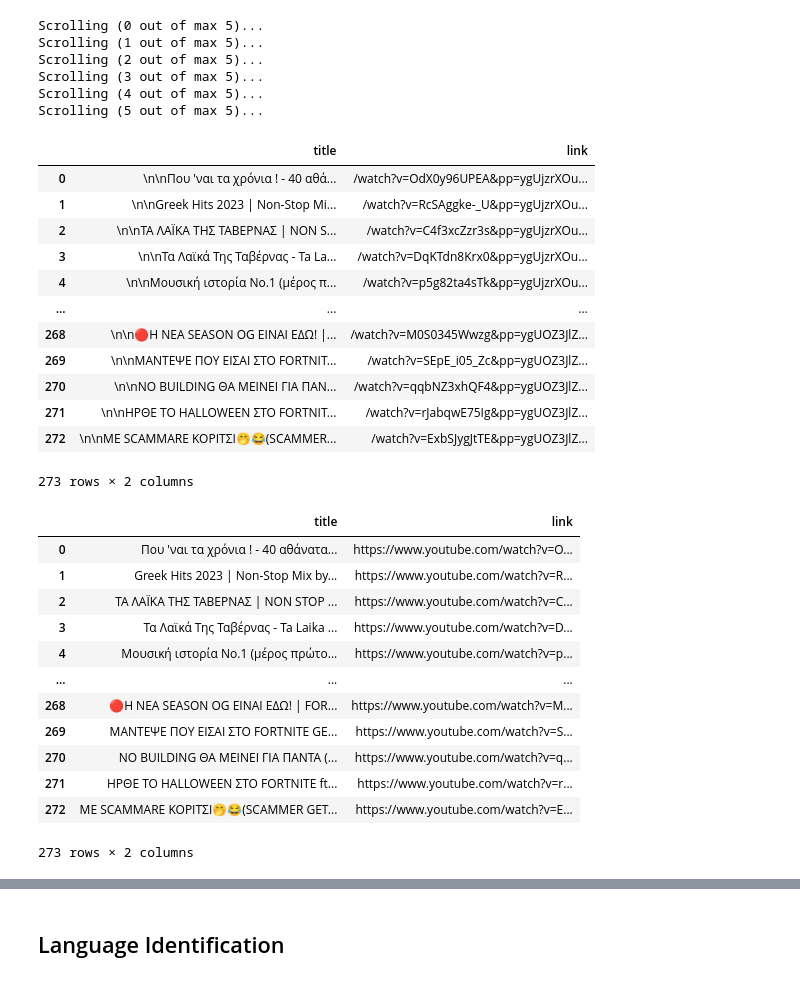
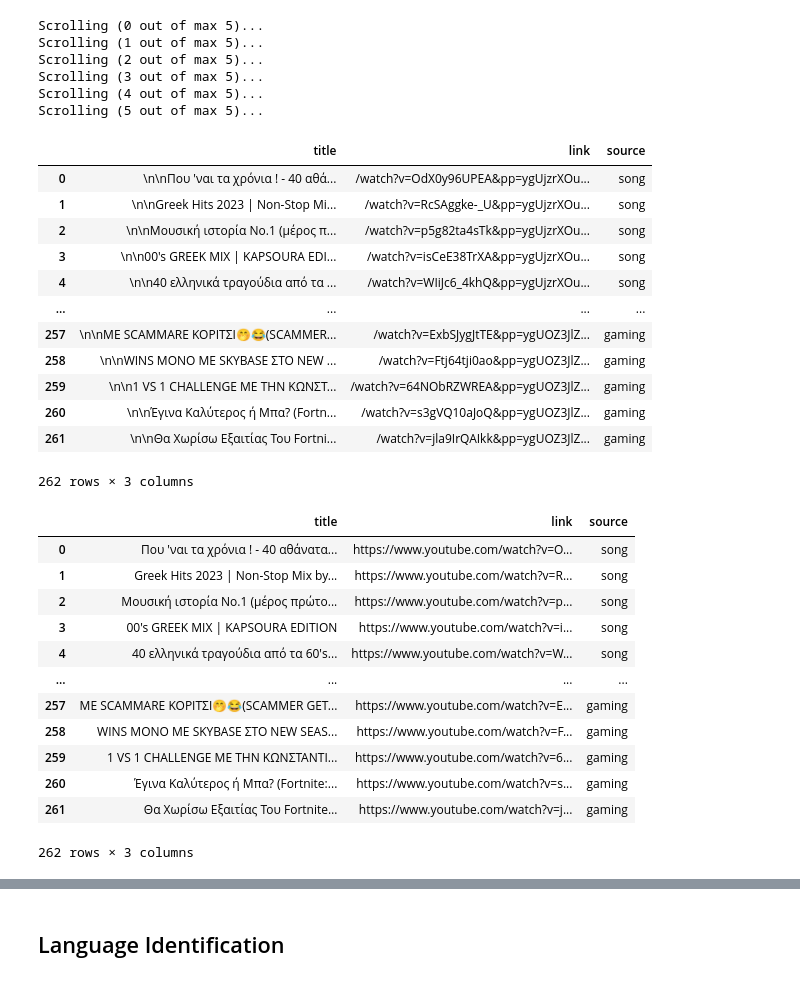
Before and after one commit to dimits-ts/practical_data_science, a Jupyter notebook: translation/lang_identification.ipynb, the cells around one changed output, grey strips where cells are left out. Saved outputs shown, nothing was run; the diff lists cells and outputs as text; code cells hidden in the pictures.

```diff
--- a/translation/lang_identification.ipynb
+++ b/translation/lang_identification.ipynb
@@ -459,40 +444,41 @@ Scrolling (4 out of max 5)...
 Scrolling (5 out of max 5)...
 # %%
 results_df = pd.DataFrame({"title": results_search_song[0] + results_search_gaming[0],
-                           "link":  results_search_song[1] + results_search_gaming[1]})
+                           "link":  results_search_song[1] + results_search_gaming[1],
+                          "source": np.array(len(results_search_song[0])*["song"] + len(results_search_gaming[0])*["gaming"]) })
 results_df
 # %% [output]
-|  | title | link |
-| 0 | \n\nΠου 'ναι τα χρόνια ! - 40 αθά... | /watch?v=OdX0y96UPEA&pp=ygUjzrXOu... |
-| 1 | \n\nGreek Hits 2023 | Non-Stop Mi... | /watch?v=RcSAggke-_U&pp=ygUjzrXOu... |
-| 2 | \n\nΤΑ ΛΑΪΚΑ ΤΗΣ ΤΑΒΕΡΝΑΣ | NON S... | /watch?v=C4f3xcZzr3s&pp=ygUjzrXOu... |
-| 3 | \n\nΤα Λαϊκά Της Ταβέρνας - Ta La... | /watch?v=DqKTdn8Krx0&pp=ygUjzrXOu... |
-| 4 | \n\nΜουσική ιστορία Νο.1 (μέρος π... | /watch?v=p5g82ta4sTk&pp=ygUjzrXOu... |
-| ... | ... | ... |
-| 268 | \n\n🔴Η ΝΕΑ SEASON OG ΕΙΝΑΙ ΕΔΩ! |... | /watch?v=M0S0345Wwzg&pp=ygUOZ3JlZ... |
-| 269 | \n\nΜΑΝΤΕΨΕ ΠΟΥ ΕΙΣΑΙ ΣΤΟ FORTNIT... | /watch?v=SEpE_i05_Zc&pp=ygUOZ3JlZ... |
-| 270 | \n\nNO BUILDING ΘΑ ΜΕΙΝΕΙ ΓΙΑ ΠΑΝ... | /watch?v=qqbNZ3xhQF4&pp=ygUOZ3JlZ... |
-| 271 | \n\nΗΡΘΕ ΤΟ HALLOWEEN ΣΤΟ FORTNIT... | /watch?v=rJabqwE75Ig&pp=ygUOZ3JlZ... |
-| 272 | \n\nΜΕ SCAMMARE ΚΟΡΙΤΣΙ🤭😂(SCAMMER... | /watch?v=ExbSJygJtTE&pp=ygUOZ3JlZ... |
+|  | title | link | source |
+| 0 | \n\nΠου 'ναι τα χρόνια ! - 40 αθά... | /watch?v=OdX0y96UPEA&pp=ygUjzrXOu... | song |
+| 1 | \n\nGreek Hits 2023 | Non-Stop Mi... | /watch?v=RcSAggke-_U&pp=ygUjzrXOu... | song |
+| 2 | \n\nΜουσική ιστορία Νο.1 (μέρος π... | /watch?v=p5g82ta4sTk&pp=ygUjzrXOu... | song |
+| 3 | \n\n00's GREEK MIX | KAPSOURA EDI... | /watch?v=isCeE38TrXA&pp=ygUjzrXOu... | song |
+| 4 | \n\n40 ελληνικά τραγούδια από τα ... | /watch?v=WIiJc6_4khQ&pp=ygUjzrXOu... | song |
+| ... | ... | ... | ... |
+| 257 | \n\nΜΕ SCAMMARE ΚΟΡΙΤΣΙ🤭😂(SCAMMER... | /watch?v=ExbSJygJtTE&pp=ygUOZ3JlZ... | gaming |
+| 258 | \n\nWINS ΜΟΝΟ ΜΕ SKYBASE ΣΤΟ NEW ... | /watch?v=Ftj64tji0ao&pp=ygUOZ3JlZ... | gaming |
+| 259 | \n\n1 VS 1 CHALLENGE ΜΕ ΤΗΝ ΚΩΝΣΤ... | /watch?v=64NObRZWREA&pp=ygUOZ3JlZ... | gaming |
+| 260 | \n\nΈγινα Καλύτερος ή Μπα? (Fortn... | /watch?v=s3gVQ10aJoQ&pp=ygUOZ3JlZ... | gaming |
+| 261 | \n\nΘα Χωρίσω Εξαιτίας Του Fortni... | /watch?v=jla9IrQAIkk&pp=ygUOZ3JlZ... | gaming |
-273 rows × 2 columns
+262 rows × 3 columns
 # %%
 results_df.title = results_df.title.apply(lambda x: x.strip())
 results_df.link = results_df.link.apply(lambda x: "https://www.youtube.com" + x)
 results_df
 # %% [output]
-|  | title | link |
-| 0 | Που 'ναι τα χρόνια ! - 40 αθάνατα... | https://www.youtube.com/watch?v=O... |
-| 1 | Greek Hits 2023 | Non-Stop Mix by... | https://www.youtube.com/watch?v=R... |
-| 2 | ΤΑ ΛΑΪΚΑ ΤΗΣ ΤΑΒΕΡΝΑΣ | NON STOP ... | https://www.youtube.com/watch?v=C... |
-| 3 | Τα Λαϊκά Της Ταβέρνας - Ta Laika ... | https://www.youtube.com/watch?v=D... |
-| 4 | Μουσική ιστορία Νο.1 (μέρος πρώτο... | https://www.youtube.com/watch?v=p... |
-| ... | ... | ... |
-| 268 | 🔴Η ΝΕΑ SEASON OG ΕΙΝΑΙ ΕΔΩ! | FOR... | https://www.youtube.com/watch?v=M... |
-| 269 | ΜΑΝΤΕΨΕ ΠΟΥ ΕΙΣΑΙ ΣΤΟ FORTNITE GE... | https://www.youtube.com/watch?v=S... |
-| 270 | NO BUILDING ΘΑ ΜΕΙΝΕΙ ΓΙΑ ΠΑΝΤΑ (... | https://www.youtube.com/watch?v=q... |
-| 271 | ΗΡΘΕ ΤΟ HALLOWEEN ΣΤΟ FORTNITE ft... | https://www.youtube.com/watch?v=r... |
-| 272 | ΜΕ SCAMMARE ΚΟΡΙΤΣΙ🤭😂(SCAMMER GET... | https://www.youtube.com/watch?v=E... |
+|  | title | link | source |
+| 0 | Που 'ναι τα χρόνια ! - 40 αθάνατα... | https://www.youtube.com/watch?v=O... | song |
+| 1 | Greek Hits 2023 | Non-Stop Mix by... | https://www.youtube.com/watch?v=R... | song |
+| 2 | Μουσική ιστορία Νο.1 (μέρος πρώτο... | https://www.youtube.com/watch?v=p... | song |
+| 3 | 00's GREEK MIX | KAPSOURA EDITION | https://www.youtube.com/watch?v=i... | song |
+| 4 | 40 ελληνικά τραγούδια από τα 60's... | https://www.youtube.com/watch?v=W... | song |
+| ... | ... | ... | ... |
+| 257 | ΜΕ SCAMMARE ΚΟΡΙΤΣΙ🤭😂(SCAMMER GET... | https://www.youtube.com/watch?v=E... | gaming |
+| 258 | WINS ΜΟΝΟ ΜΕ SKYBASE ΣΤΟ NEW SEAS... | https://www.youtube.com/watch?v=F... | gaming |
+| 259 | 1 VS 1 CHALLENGE ΜΕ ΤΗΝ ΚΩΝΣΤΑΝΤΙ... | https://www.youtube.com/watch?v=6... | gaming |
+| 260 | Έγινα Καλύτερος ή Μπα? (Fortnite:... | https://www.youtube.com/watch?v=s... | gaming |
+| 261 | Θα Χωρίσω Εξαιτίας Του Fortnite… | https://www.youtube.com/watch?v=j... | gaming |
-273 rows × 2 columns
+262 rows × 3 columns
 # %%
 greeklish_model = RegexClassifier(include_greeklish=True)
 preds = greeklish_model.predict(results_df.title)
```
Also changed, not shown: parts of 48 cells of this notebook, 5 other files.
